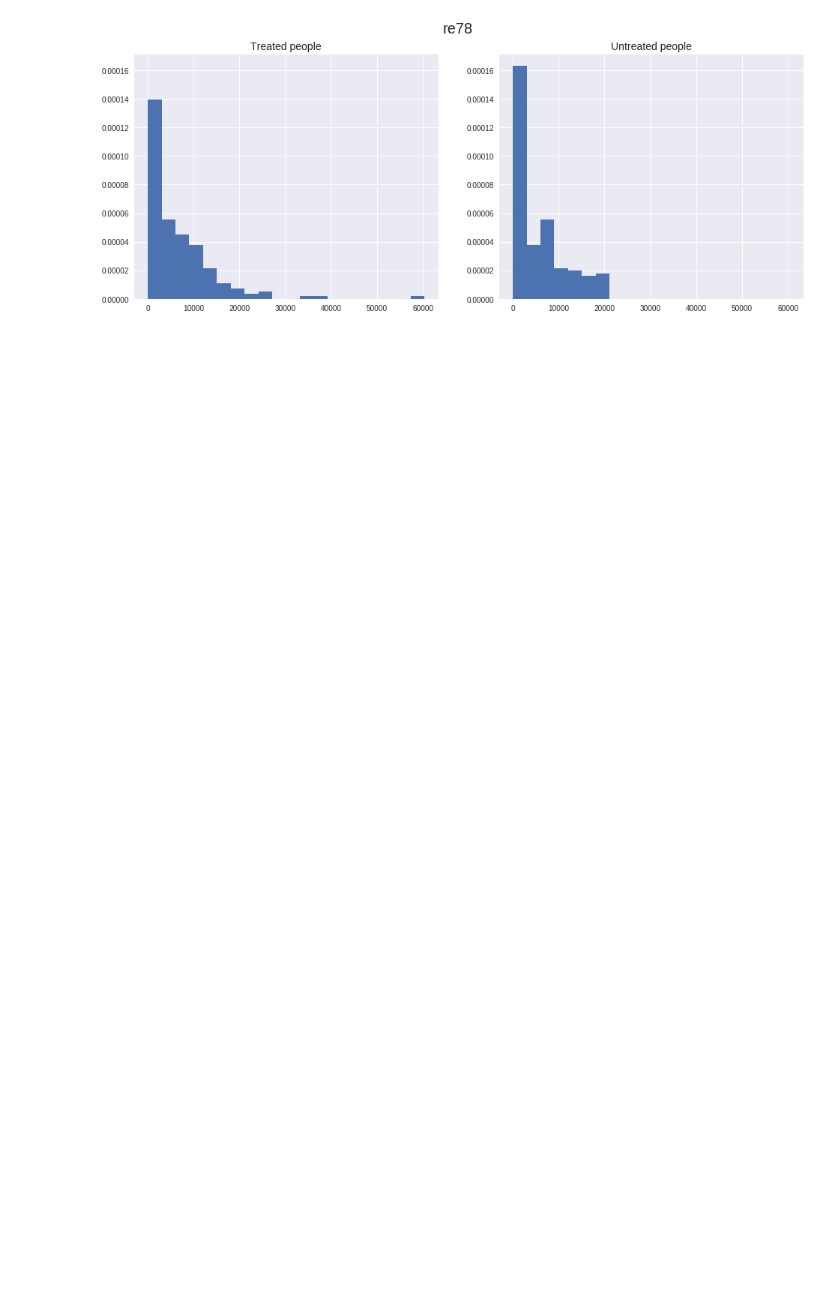
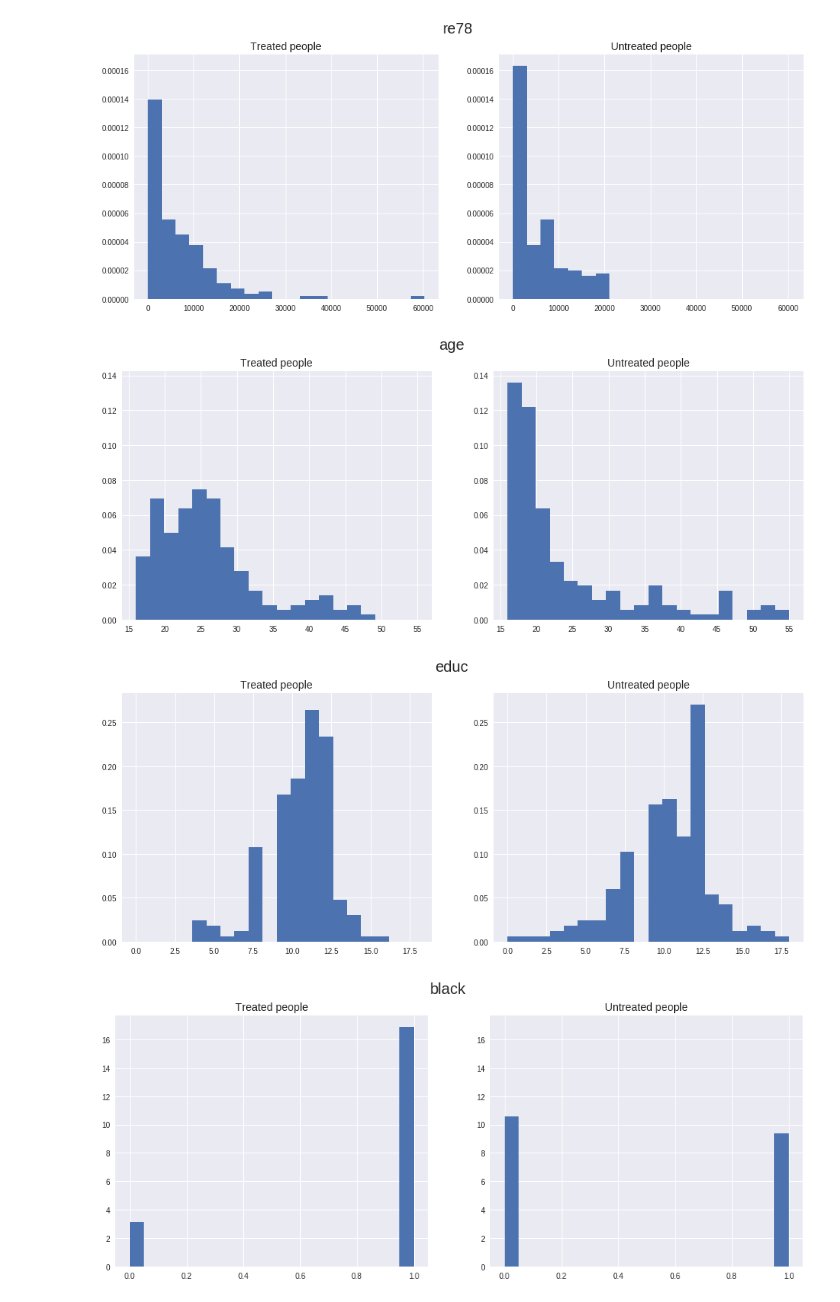
Before and after one commit to brunowicht/ada_project, a Jupyter notebook: 04 - Applied ML/Homework4.ipynb, the cells around one changed output. Drawn from its saved outputs; the diff is of its cells as text; code cells hidden in the pictures; blank space fills up the shorter version.

```diff
--- a/04 - Applied ML/Homework4.ipynb
+++ b/04 - Applied ML/Homework4.ipynb
@@ -59,7 +59,7 @@ data_features
 ['age', 'educ', 'black', 'hispan', 'married', 'nodegree', 're74', 're75']
 # %%
 for col in ["age", "educ", "black", "hispan", "married", "nodegree", "re74", "re75"]:
-    plot_feature(col)
+    plot_feature(col, data)
 # %% [output]
 [figure]
 [figure]
@@ -136,3 +138,10 @@ matched_untreated = matched_data[matched_data["treat"] == 0]
 plot_feature("re78", matched_data)
 # %% [output]
 [figure]
+# %%
+for col in ["age", "educ", "black", "hispan", "married", "nodegree", "re74", "re75"]:
+    plot_feature(col, matched_data)
+# %% [output]
+[figure, added]
+[figure, added]
+[figure, added]
```
Also changed, not shown: parts of 8 cells of this notebook.
